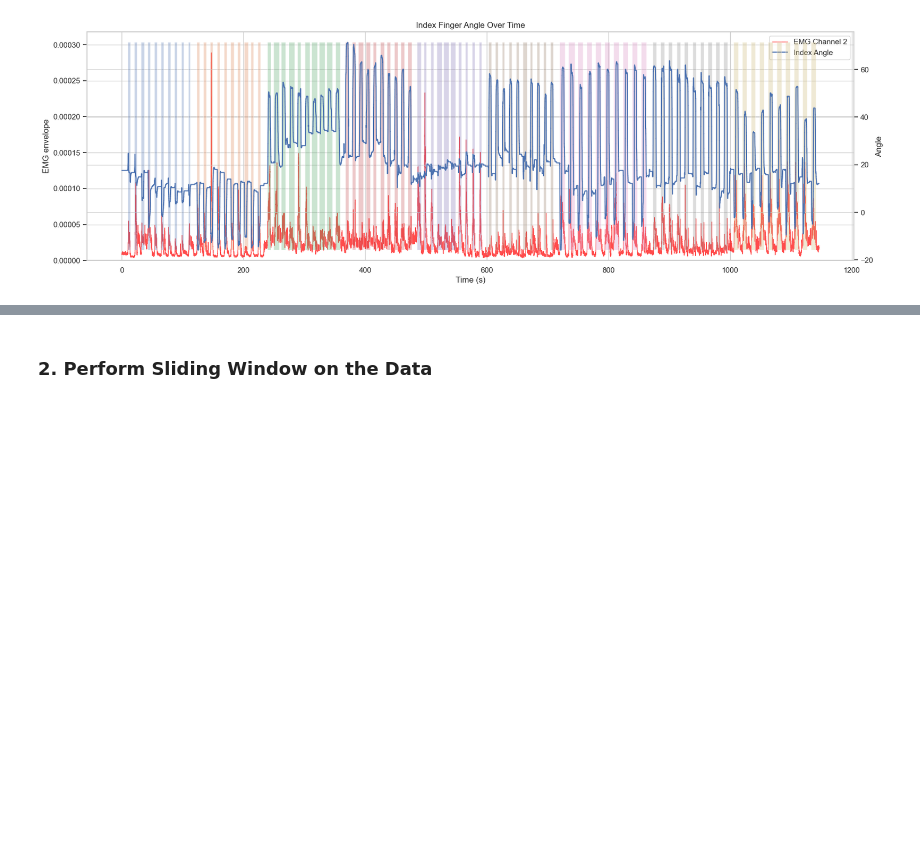
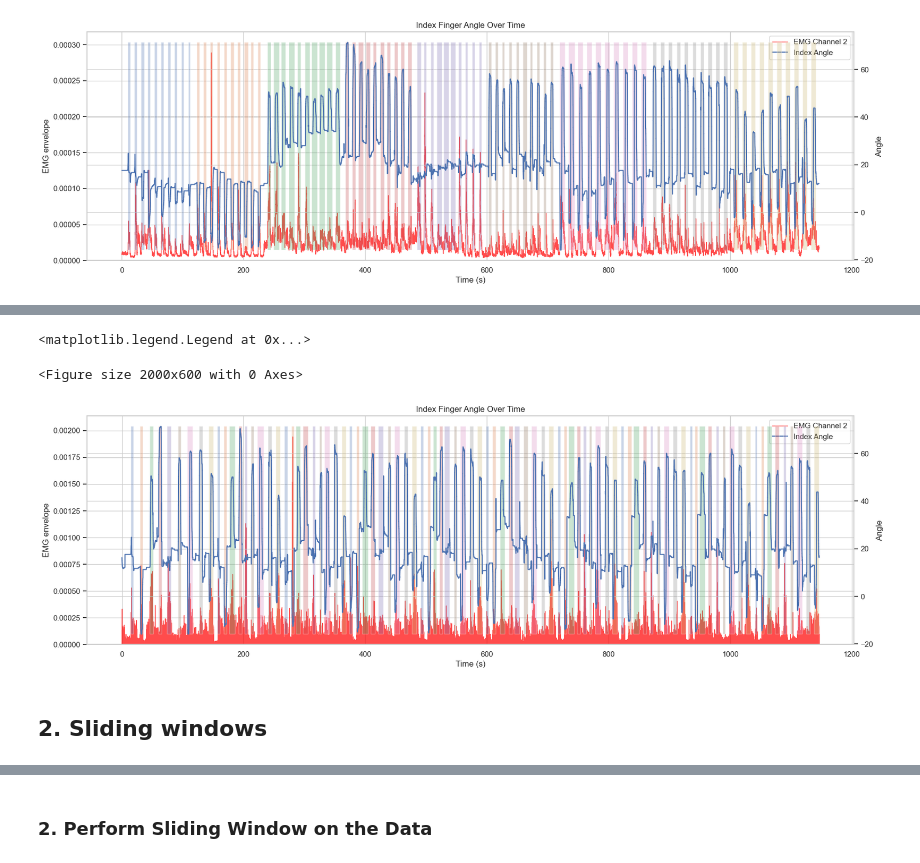
Before and after one commit to 22cav/nssp-mp2, a Jupyter notebook: part3/joint_angles.ipynb, the cells around one changed output, grey strips where cells are left out. Cells and saved outputs as stored; diff of their text form; code cells hidden in the pictures; blank space fills up the shorter version.

```diff
--- a/part3/joint_angles.ipynb
+++ b/part3/joint_angles.ipynb
@@ -132,4 +136,0 @@ Notes: No spectral filtering for powerline noise, high frequency noise needs to
-# %%
-fcuts = (0.5, 500)  # Cut-off frequencies in Hz
-sos = butter(N=4, Wn=fcuts, fs= FS, btype='bandpass', output='sos')
-emg = sosfiltfilt(sos, emg, axis=0)
@@ -247,3 +266,57 @@ ax.legend(combined_handles, combined_labels)
+# %%
+
+finger_name = 'index'
+channel = 2 # channel 1 == index 0
+# from the plot function
+finger_idx = finger_map[finger_name]
+angles = new_glove[:, finger_idx]
+time = np.arange(len(angles)) / FS
+
+ang_min = angles.min()
+ang_max = angles.max()
+
+plt.figure(figsize=(20, 6))
+fig, ax = plt.subplots(figsize=(20, 6))
+
+ax.plot(time, new_emg[:, channel - 1],  color='red',label=f'EMG Channel {channel}', linewidth=1.0, alpha=0.7)
+
+ax.set_ylabel("EMG envelope")
+ax.set_ylim(0, np.max(new_emg) * 1.1)
+ax.set_xlabel("Time (s)")
+ax2 = ax.twinx()
+
+ax2.plot(time, angles, label=f'{finger_name.capitalize()} Angle', linewidth=1.5)
+
+unique_states = np.unique(restimulus)
+for state in unique_states:
+    if state == 0:
+        continue
+    mask = new_restimulus == state
+
+    ax2.fill_between(
+        time,
+        ang_min, ang_max,
+        where=mask,
+        step=None,
+        alpha=0.3,
+    )
+
+
+ax2.set_ylabel("Angle")
+plt.title(f"{finger_name.capitalize()} Finger Angle Over Time")
+
+emg_handles, emg_labels = ax.get_legend_handles_labels()
+angle_handles, angle_labels = ax2.get_legend_handles_labels()
+
+combined_handles = emg_handles + angle_handles
+combined_labels = emg_labels + angle_labels
+ax.legend(combined_handles, combined_labels)
+# %% [output]
+<matplotlib.legend.Legend at 0x...>
+<Figure size 2000x600 with 0 Axes>
+[figure, added]
+# %% [markdown]
+## 2. Sliding windows
 # %%
 def extract_time_windows_regression(
         emg: np.ndarray,
```
Also changed, not shown: parts of 15 cells of this notebook.
